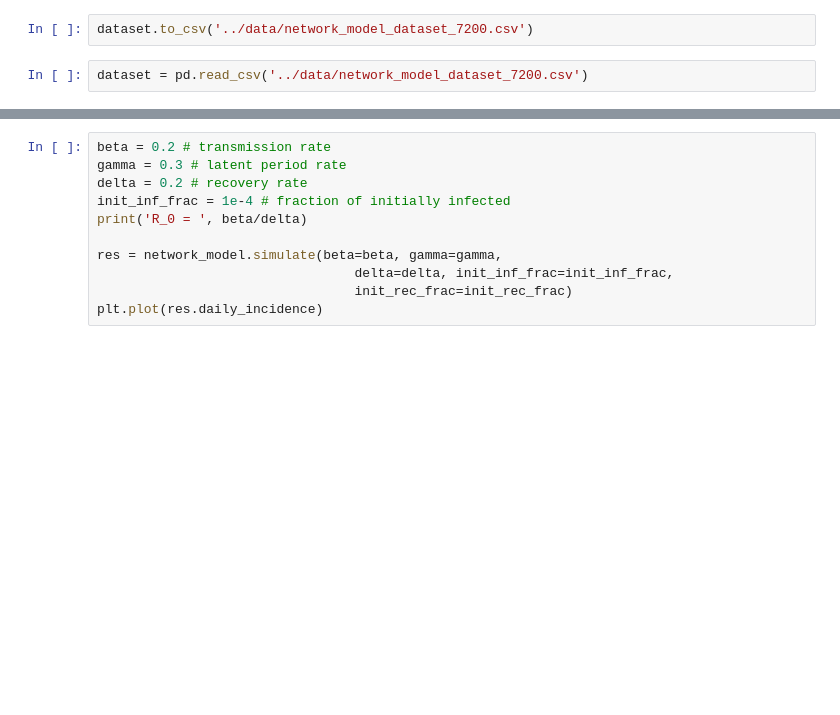
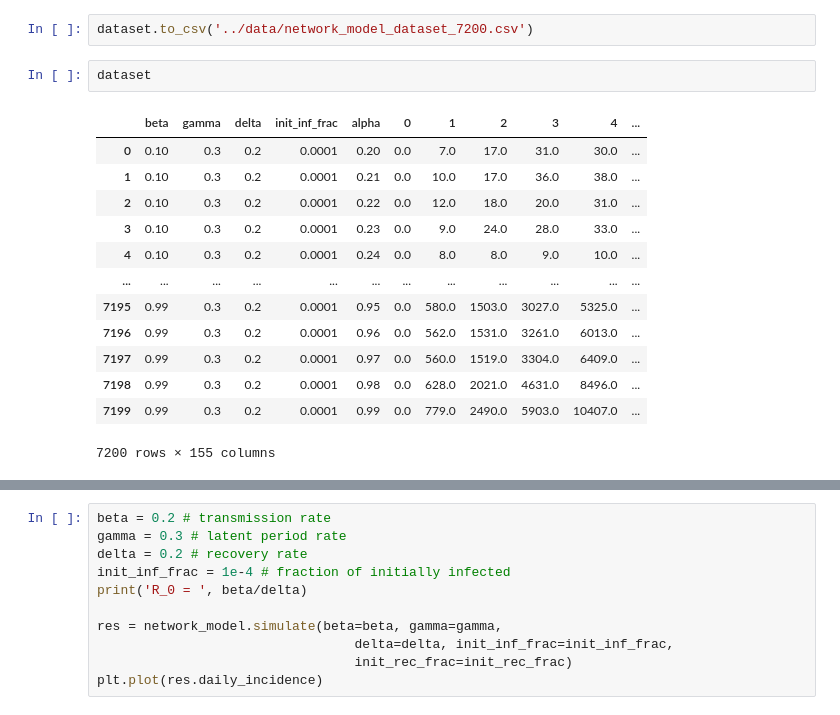
Before and after one commit to Mpkosh/hybrid_surrogate, a Jupyter notebook: notebooks/seir_network_dataset_generation.ipynb, the cells around one changed output, grey strips where cells are left out. Drawn from its saved outputs; the diff is of its cells as text; blank space fills up the shorter version.

```diff
--- a/notebooks/seir_network_dataset_generation.ipynb
+++ b/notebooks/seir_network_dataset_generation.ipynb
@@ -46,5 +57,19 @@ KeyboardInterrupt:
 # %%
 dataset.to_csv('../data/network_model_dataset_7200.csv')
 # %%
-dataset = pd.read_csv('../data/network_model_dataset_7200.csv')
+dataset
+# %% [output]
+|  | beta | gamma | delta | init_inf_frac | alpha | 0 | 1 | 2 | 3 | 4 | ... |
+| 0 | 0.10 | 0.3 | 0.2 | 0.0001 | 0.20 | 0.0 | 7.0 | 17.0 | 31.0 | 30.0 | ... |
+| 1 | 0.10 | 0.3 | 0.2 | 0.0001 | 0.21 | 0.0 | 10.0 | 17.0 | 36.0 | 38.0 | ... |
+| 2 | 0.10 | 0.3 | 0.2 | 0.0001 | 0.22 | 0.0 | 12.0 | 18.0 | 20.0 | 31.0 | ... |
+| 3 | 0.10 | 0.3 | 0.2 | 0.0001 | 0.23 | 0.0 | 9.0 | 24.0 | 28.0 | 33.0 | ... |
+| 4 | 0.10 | 0.3 | 0.2 | 0.0001 | 0.24 | 0.0 | 8.0 | 8.0 | 9.0 | 10.0 | ... |
+| ... | ... | ... | ... | ... | ... | ... | ... | ... | ... | ... | ... |
+| 7195 | 0.99 | 0.3 | 0.2 | 0.0001 | 0.95 | 0.0 | 580.0 | 1503.0 | 3027.0 | 5325.0 | ... |
+| 7196 | 0.99 | 0.3 | 0.2 | 0.0001 | 0.96 | 0.0 | 562.0 | 1531.0 | 3261.0 | 6013.0 | ... |
+| 7197 | 0.99 | 0.3 | 0.2 | 0.0001 | 0.97 | 0.0 | 560.0 | 1519.0 | 3304.0 | 6409.0 | ... |
+| 7198 | 0.99 | 0.3 | 0.2 | 0.0001 | 0.98 | 0.0 | 628.0 | 2021.0 | 4631.0 | 8496.0 | ... |
+| 7199 | 0.99 | 0.3 | 0.2 | 0.0001 | 0.99 | 0.0 | 779.0 | 2490.0 | 5903.0 | 10407.0 | ... |
+7200 rows × 155 columns
 # %%
```
Also changed, not shown: parts of 8 cells of this notebook, 2 other files.
